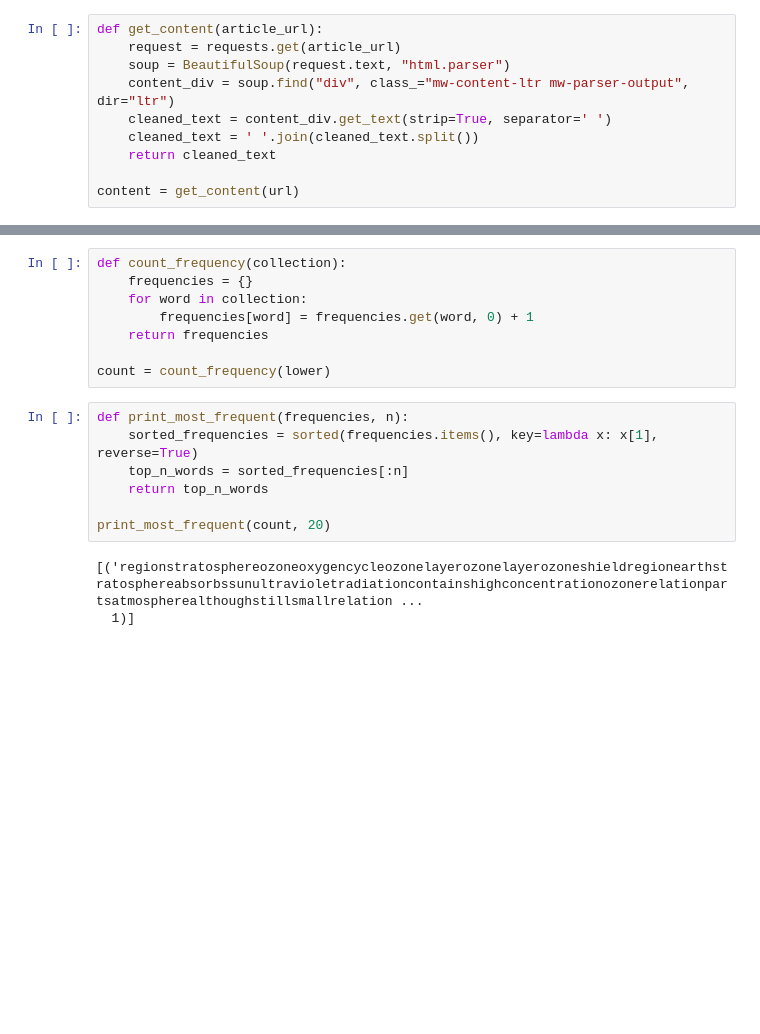
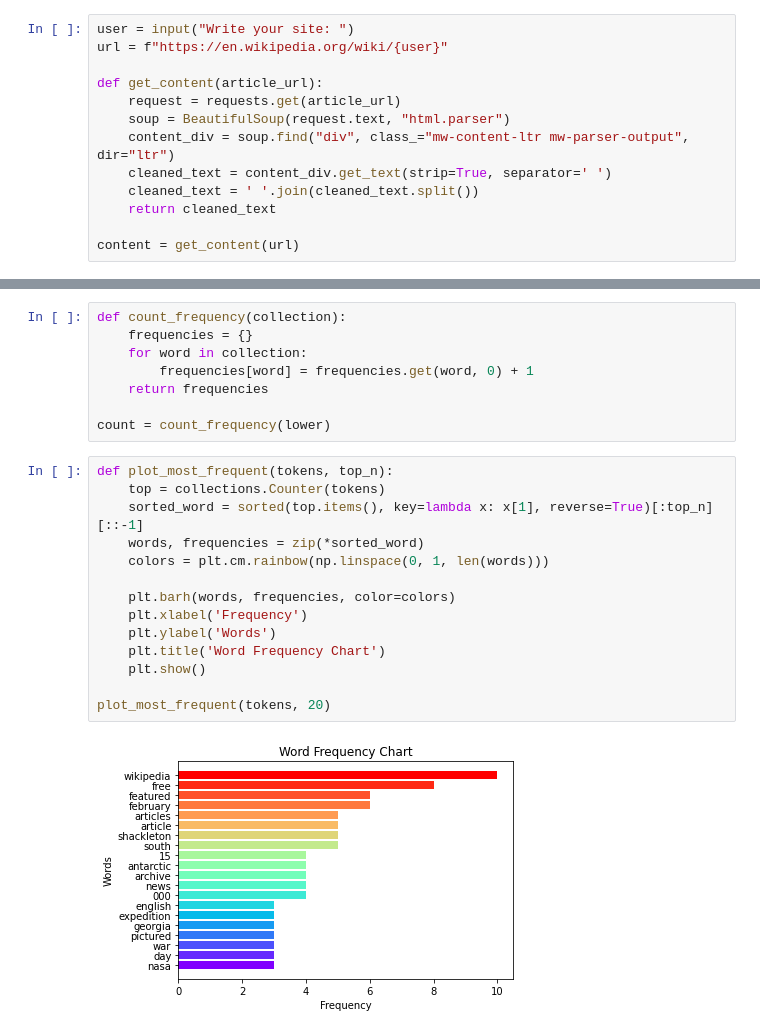
Before and after one commit to abdullaabdukulov/02-Data-Science-My-Mr-Clean-, a Jupyter notebook: my_mr_clean.ipynb, the cells around one changed output, grey strips where cells are left out. Drawn from its saved outputs; the diff is of its cells as text; blank space fills up the shorter version.

```diff
--- a/my_mr_clean.ipynb
+++ b/my_mr_clean.ipynb
@@ -19,4 +17,7 @@ url = "https://en.wikipedia.org/wiki/Ozone_layer"
 # %%
+user = input("Write your site: ")
+url = f"https://en.wikipedia.org/wiki/{user}"
+
 def get_content(article_url):
     request = requests.get(article_url)
     soup = BeautifulSoup(request.text, "html.parser")
@@ -59,14 +60,20 @@ def count_frequency(collection):
     return frequencies
 
 count = count_frequency(lower)
-# %%
-def print_most_frequent(frequencies, n):
-    sorted_frequencies = sorted(frequencies.items(), key=lambda x: x[1], reverse=True)
-    top_n_words = sorted_frequencies[:n]
-    return top_n_words
-
-print_most_frequent(count, 20)
-# %% [output]
-[('regionstratosphereozoneoxygencycleozonelayerozonelayerozoneshieldregionearthstratosphereabsorbssunultravioletradiationcontainshighconcentrationozonerelationpartsatmospherealthoughstillsmallrelation ...
-  1)]
+# %%
+def plot_most_frequent(tokens, top_n):
+    top = collections.Counter(tokens)
+    sorted_word = sorted(top.items(), key=lambda x: x[1], reverse=True)[:top_n][::-1]
+    words, frequencies = zip(*sorted_word)
+    colors = plt.cm.rainbow(np.linspace(0, 1, len(words)))
+
+    plt.barh(words, frequencies, color=colors)
+    plt.xlabel('Frequency')
+    plt.ylabel('Words')
+    plt.title('Word Frequency Chart')
+    plt.show()
+
+plot_most_frequent(tokens, 20)
+# %% [output]
+[figure, added]
 # %%
```
Also changed, not shown: parts of 3 cells of this notebook, 1 other file.
